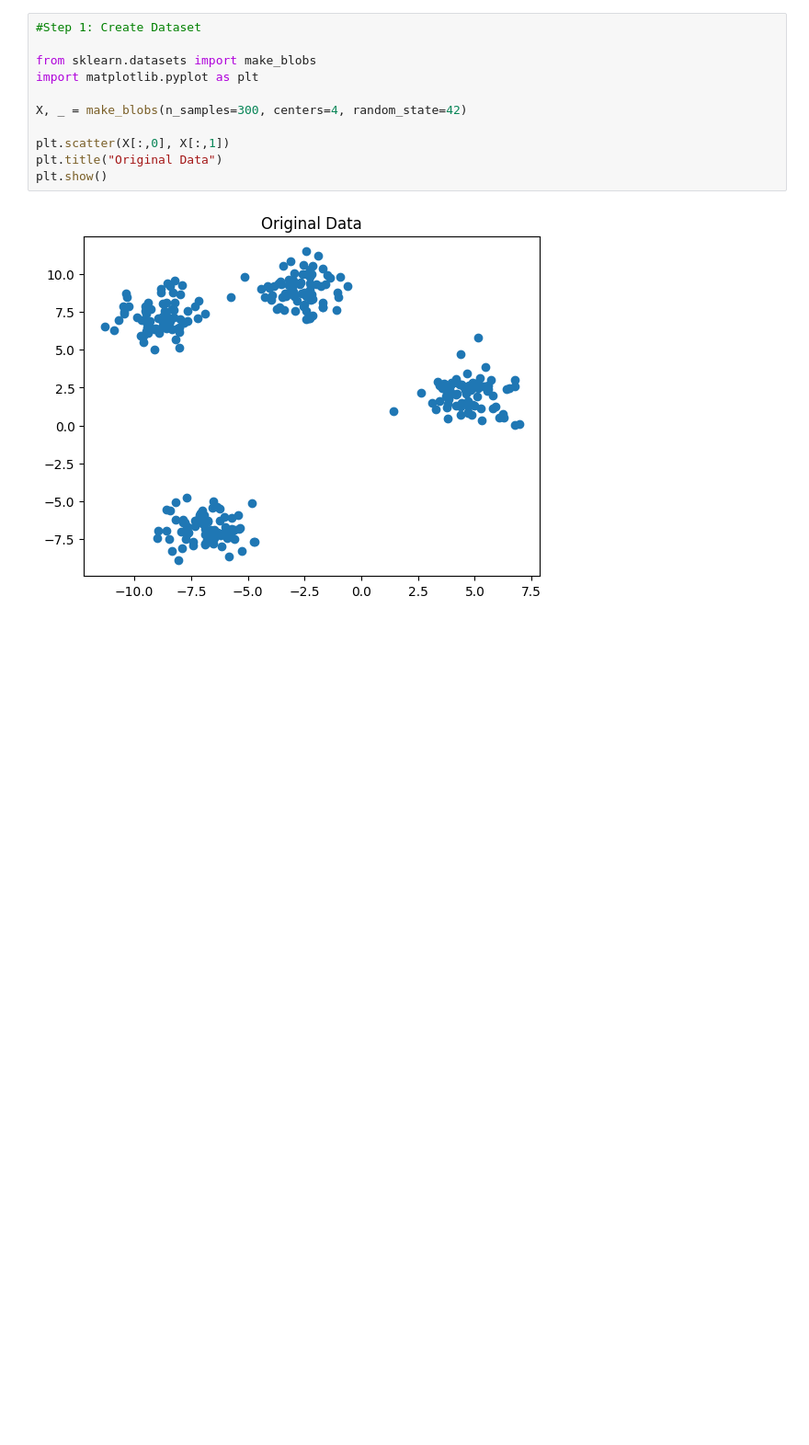
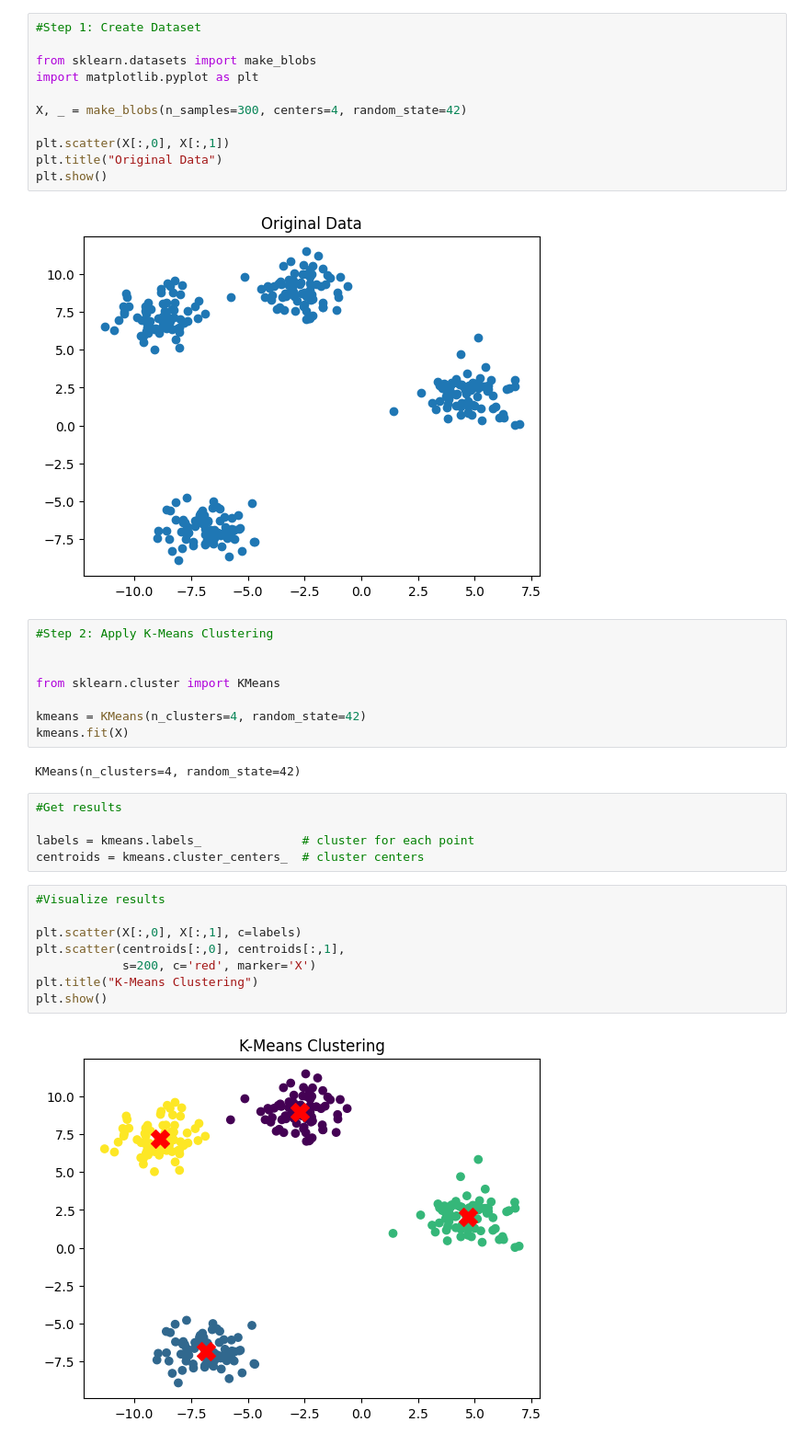
Before and after one commit to BenslyV/DS2026, a Jupyter notebook: DataScience2026/6.MachineLearning/UnsupervisedLearning/K-MeansClustering.ipynb, the cells around one changed output. Shown at 92% size. Saved outputs shown, nothing was run; the diff lists cells and outputs as text; blank space fills up the shorter version.

```diff
--- a/DataScience2026/6.MachineLearning/UnsupervisedLearning/K-MeansClustering.ipynb
+++ b/DataScience2026/6.MachineLearning/UnsupervisedLearning/K-MeansClustering.ipynb
@@ -11,3 +11,28 @@ plt.title("Original Data")
 plt.show()
 # %% [output]
 [figure]
+# %%
+#Step 2: Apply K-Means Clustering
+
+
+from sklearn.cluster import KMeans
+
+kmeans = KMeans(n_clusters=4, random_state=42)
+kmeans.fit(X)
+# %% [output]
+KMeans(n_clusters=4, random_state=42)
+# %%
+#Get results
+
+labels = kmeans.labels_              # cluster for each point
+centroids = kmeans.cluster_centers_  # cluster centers
+# %%
+#Visualize results
+
+plt.scatter(X[:,0], X[:,1], c=labels)
+plt.scatter(centroids[:,0], centroids[:,1],
+            s=200, c='red', marker='X')
+plt.title("K-Means Clustering")
+plt.show()
+# %% [output]
+[figure, added]
```
Also changed, not shown: parts of 6 cells of this notebook, 7 other files.
